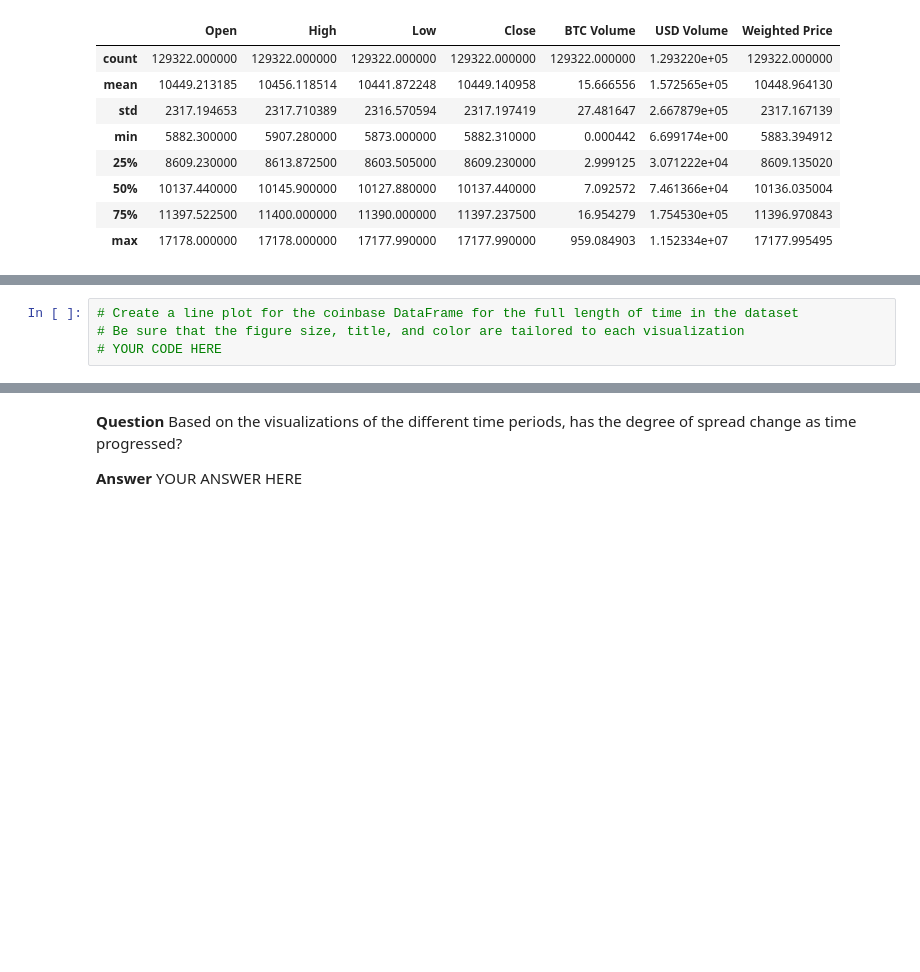
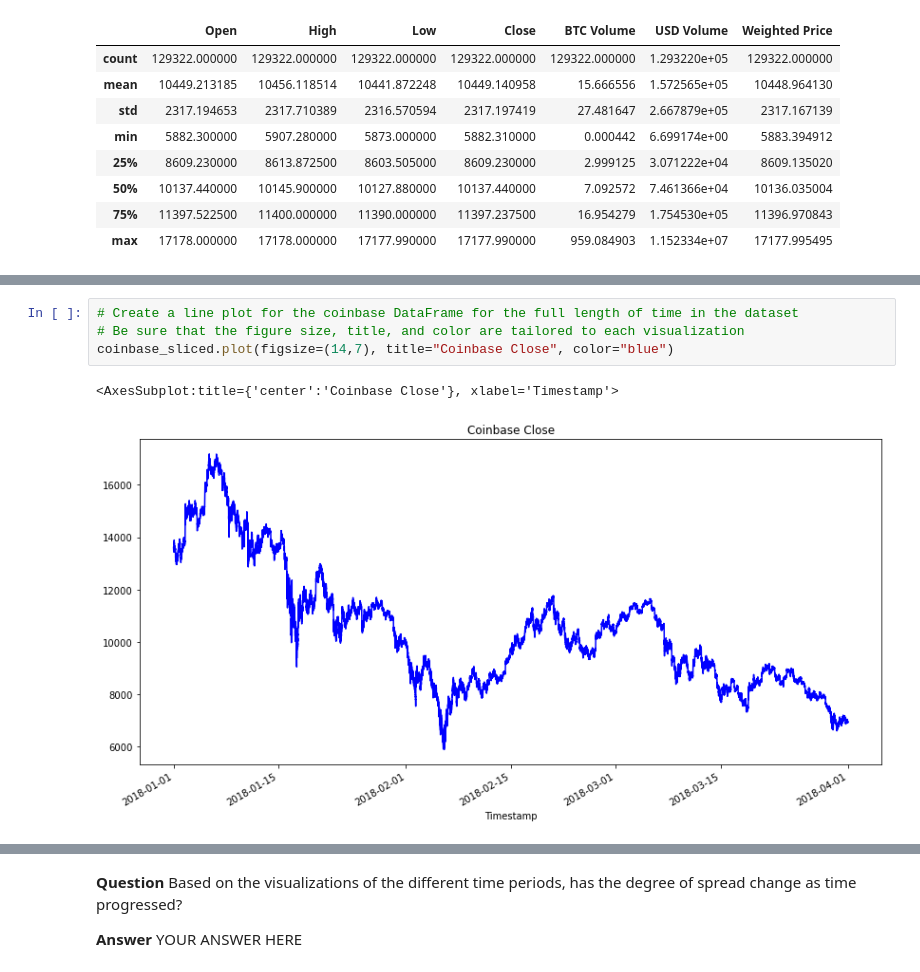
Before and after one commit to rdillens/03_Arbitrage_Opportunities, a Jupyter notebook: crypto_arbitrage.ipynb, the cells around one changed output, grey strips where cells are left out. Cells and saved outputs as stored; diff of their text form; blank space fills up the shorter version.

```diff
--- a/crypto_arbitrage.ipynb
+++ b/crypto_arbitrage.ipynb
@@ -247,7 +250,10 @@ coinbase.describe(include='all')
 # %%
 # Create a line plot for the coinbase DataFrame for the full length of time in the dataset
 # Be sure that the figure size, title, and color are tailored to each visualization
-# YOUR CODE HERE
+coinbase_sliced.plot(figsize=(14,7), title="Coinbase Close", color="blue")
+# %% [output]
+<AxesSubplot:title={'center':'Coinbase Close'}, xlabel='Timestamp'>
+[figure, added]
 # %%
 # Overlay the visualizations for the bitstamp and coinbase DataFrames in one plot
 # The plot should visualize the prices over the full lenth of the dataset
```
Also changed, not shown: parts of 5 cells of this notebook.
